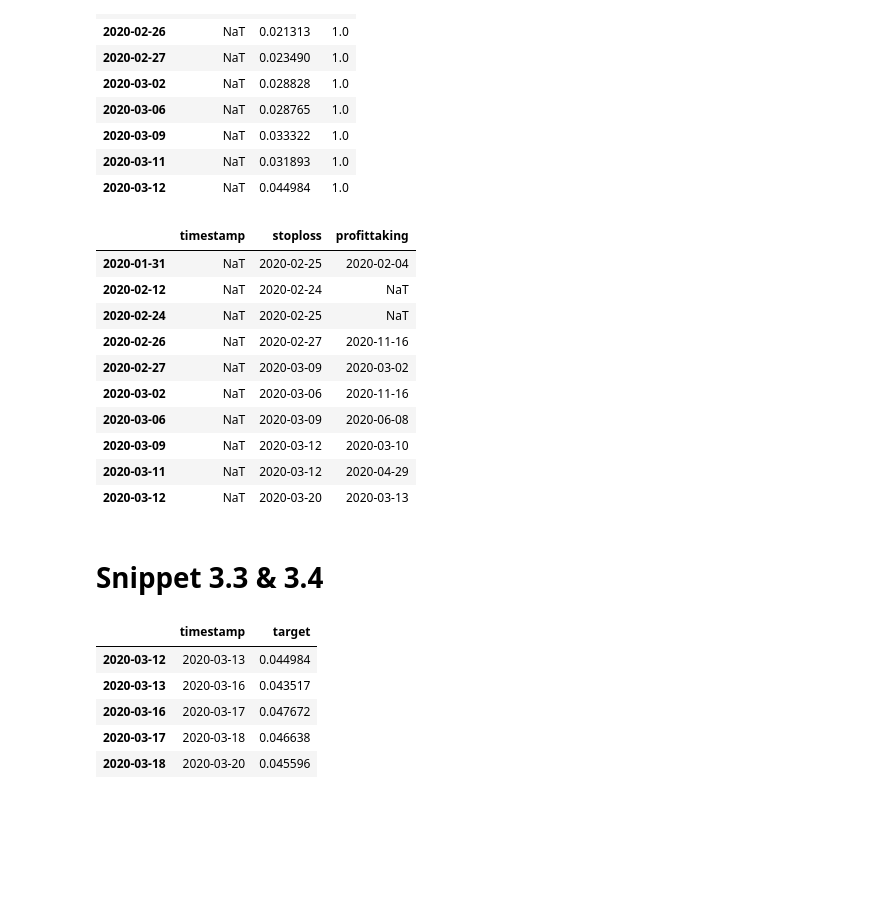
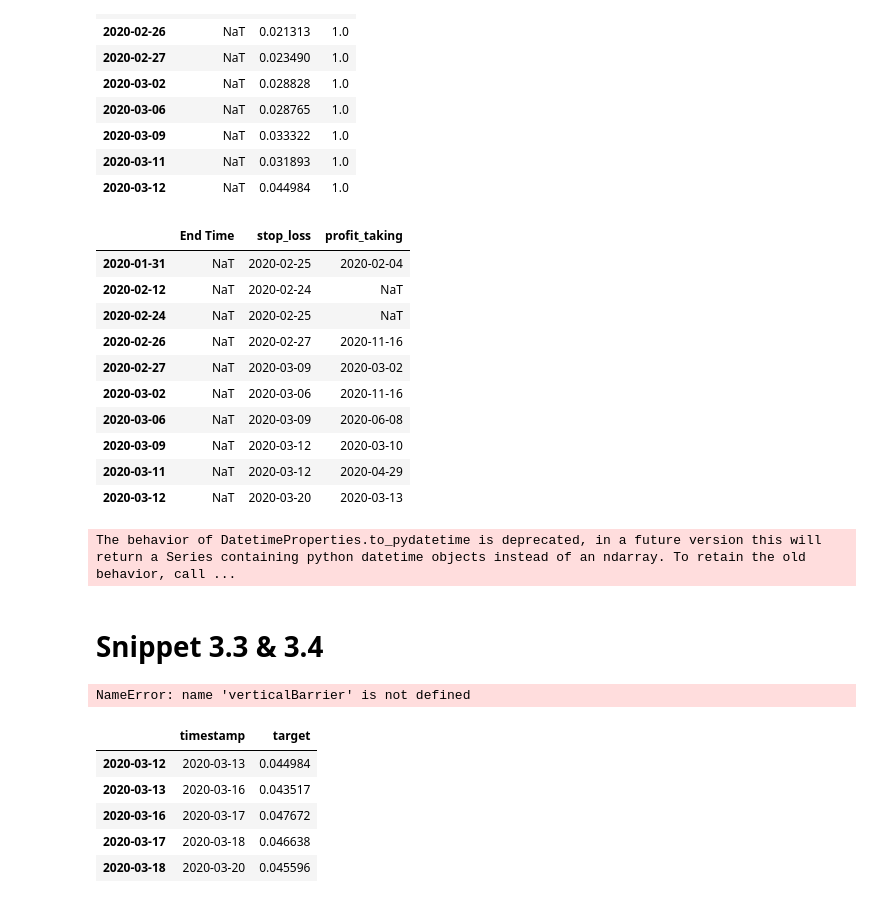
Before and after one commit to RiskLabAI/Notebooks.py, a Jupyter notebook: data/labeling/Labeling-py.ipynb, the cells around one changed output. Saved outputs shown, nothing was run; the diff lists cells and outputs as text; code cells hidden in the pictures; blank space fills up the shorter version.

```diff
--- a/data/labeling/Labeling-py.ipynb
+++ b/data/labeling/Labeling-py.ipynb
@@ -74,6 +64,6 @@ fig.add_trace(go.Scatter(x=vol.index, y=-vol['std'].values, mode="lines", marker
 # %% [markdown]
 # Snippet 3-2
 # %%
-timeevents = eventscusum(close, 5)
+timeevents = symmetric_cusum_filter(close, 5)
 fig = close.plot()
 fig.add_trace(go.Scatter(x = timeevents, y = close[timeevents], mode = "markers", name = "tEvents"))
@@ -80,4 +72,5 @@ fig.add_trace(go.Scatter(x = timeevents, y = close[timeevents], mode = "markers"
 # %%
+stds = vol['std']
 timestamp = pd.Series(pd.NaT, index = timeevents)
 side = pd.Series(1., index = timeevents)
 target = stds.loc[timeevents]
@@ -97,10 +90,14 @@ events1.head(10)
 | 2020-03-11 | NaT | 0.031893 | 1.0 |
 | 2020-03-12 | NaT | 0.044984 | 1.0 |
 # %%
-out = tripleBarrier(close, events1, ptsl, molecule = timeevents)
+events1['End Time'] = timestamp
+events1['Base Width'] = target
+events1['Side'] = side
+
+out = triple_barrier(close, events1, ptsl, molecule = timeevents)
 out.head(10)
 # %% [output]
-|  | timestamp | stoploss | profittaking |
+|  | End Time | stop_loss | profit_taking |
 | 2020-01-31 | NaT | 2020-02-25 | 2020-02-04 |
 | 2020-02-12 | NaT | 2020-02-24 | NaT |
 | 2020-02-24 | NaT | 2020-02-25 | NaT |
@@ -115,10 +112,13 @@ out.head(10)
 pt, sl = ptsl[0]*target, ptsl[1]*target
 upperbound, lowerbound = close[timeevents]*(1 + pt), close[timeevents]*(1 - sl)
 # %%
+# Run the triple_barrier function
+out = triple_barrier(close, events1, ptsl, molecule=timeevents)
+
 i = 4
 begining, ending = out.index[i], close.index[-1]
 upper, lower = upperbound.iloc[i], lowerbound.iloc[i]
-timesl, timept = out['stoploss'].iloc[i], out['profittaking'].iloc[i]
+timesl, timept = out['stop_loss'].iloc[i], out['profit_taking'].iloc[i]
 pricesl, pricept = close.loc[timesl], close.loc[timept]
 fig = close.plot()
 fig.add_shape(type="line", x0=begining, y0=upper, x1=begining, y1=lower, line=dict(color="red", width=2))
@@ -127,10 +127,14 @@ fig.add_shape(type="line", x0=begining, y0=lower, x1=ending, y1=lower, line=dict
 fig.add_trace(go.Scatter(x=[timesl], y=[pricesl], marker=dict(size=[10], color=['red']), name="Stop Loss"))
 fig.add_trace(go.Scatter(x=[timept], y=[pricept], marker=dict(size=[10], color=['green']), name="Take Profit"))
 fig.show()
+# %% [output]
+The behavior of DatetimeProperties.to_pydatetime is deprecated, in a future version this will return a Series containing python datetime objects instead of an ndarray. To retain the old behavior, call ...
 # %% [markdown]
 # Snippet 3.3 & 3.4
 # %%
 t1 = verticalBarrier(close, timeevents, 21)
+# %% [output]
+NameError: name 'verticalBarrier' is not defined
 # %%
 events2 = events(close, timeevents, ptsl = 1, target = stds, returnMin = 0.04, numThreads=1, timestamp = t1)
 events2.head()
```
Also changed, not shown: parts of 4 cells of this notebook.
